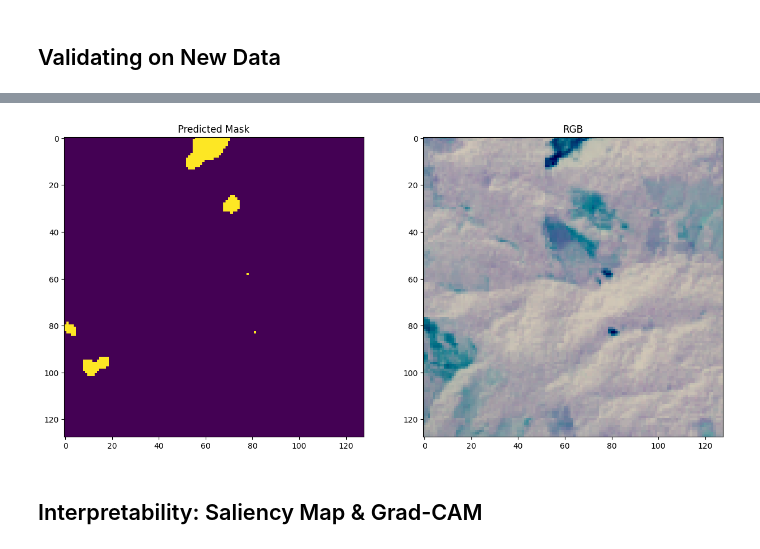
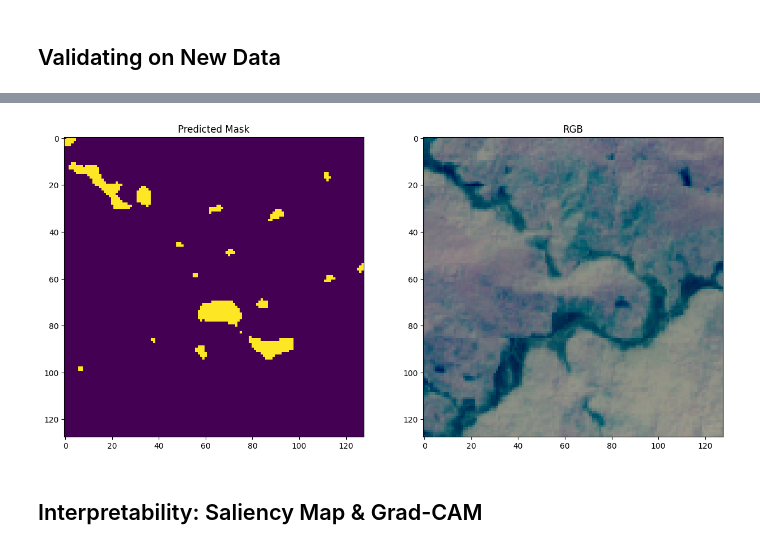
Before and after one commit to NanaKwakuOsei-Opoku/Interpretable-Landslide-Detection-System, a Jupyter notebook: Landslide4Sense_solution.ipynb, the cells around one changed output, grey strips where cells are left out. Cells and saved outputs as stored; diff of their text form; code cells hidden in the pictures.

```diff
--- a/Landslide4Sense_solution.ipynb
+++ b/Landslide4Sense_solution.ipynb
@@ -348,7 +348,7 @@ callbacks = [
 # Now train using the tf.data pipelines (train_ds, valid_ds) for ~50 epochs
 history = model.fit(
     train_ds,
-    epochs=50,              # Increased from 10 to 50
+    epochs=100,
     validation_data=valid_ds,
     callbacks=callbacks,
     verbose=2
@@ -448,7 +448,7 @@ print("Validation images shape:", VAL_XX.shape)
 val_preds = model.predict(VAL_XX)
 val_preds = (val_preds > threshold).astype(np.uint8)
 
-img_val_idx = 10
+img_val_idx = 44
 fig, (axv1, axv2) = plt.subplots(1, 2, figsize=(15, 10))
 axv1.imshow(val_preds[img_val_idx, :, :, 0])
 axv1.set_title("Predicted Mask")
@@ -475,4 +475,4 @@ WARNING:matplotlib.image:Clipping input data to the valid range for imshow with
-[figure, old version]
+[figure, new version]
 # %% [markdown]
 ## Interpretability: Saliency Map & Grad-CAM
 # %%
```
Also changed, not shown: parts of 4 cells of this notebook.
